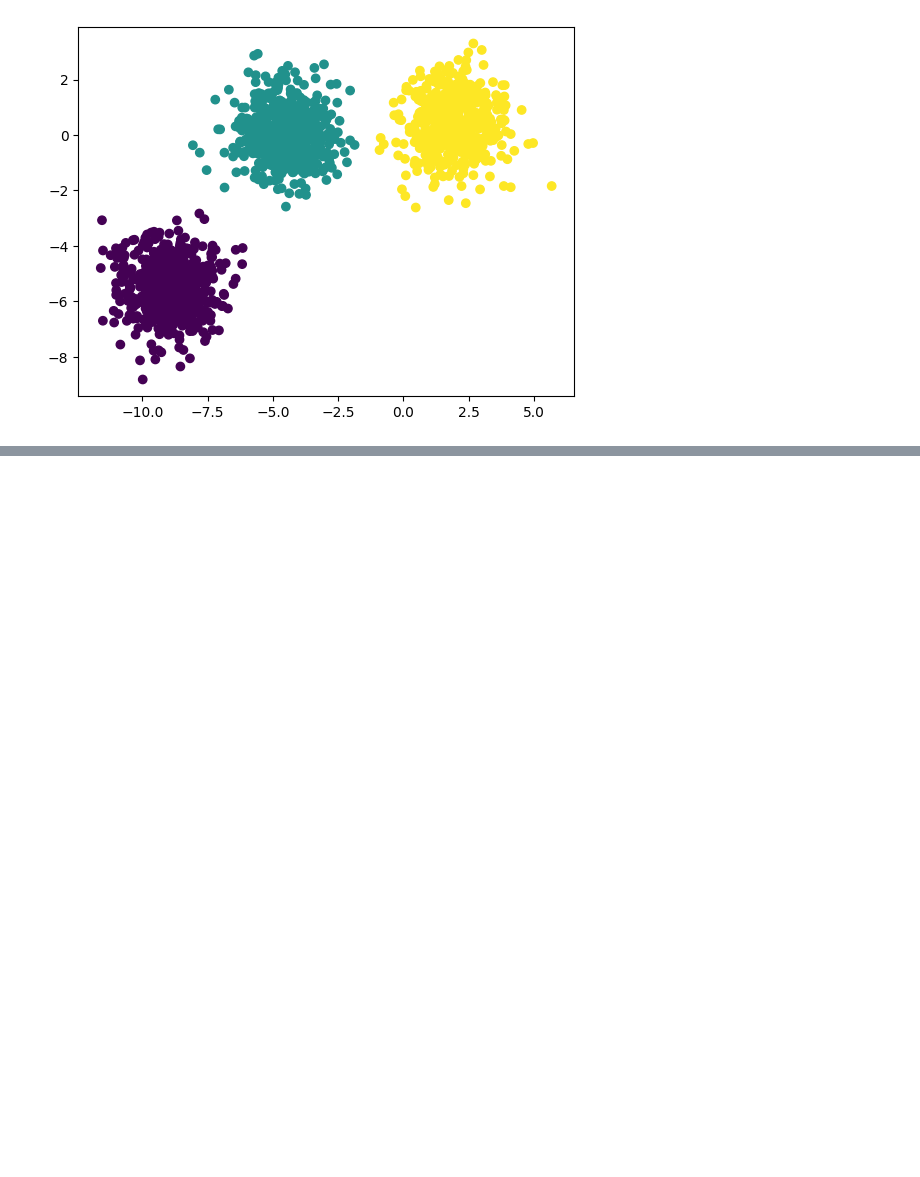
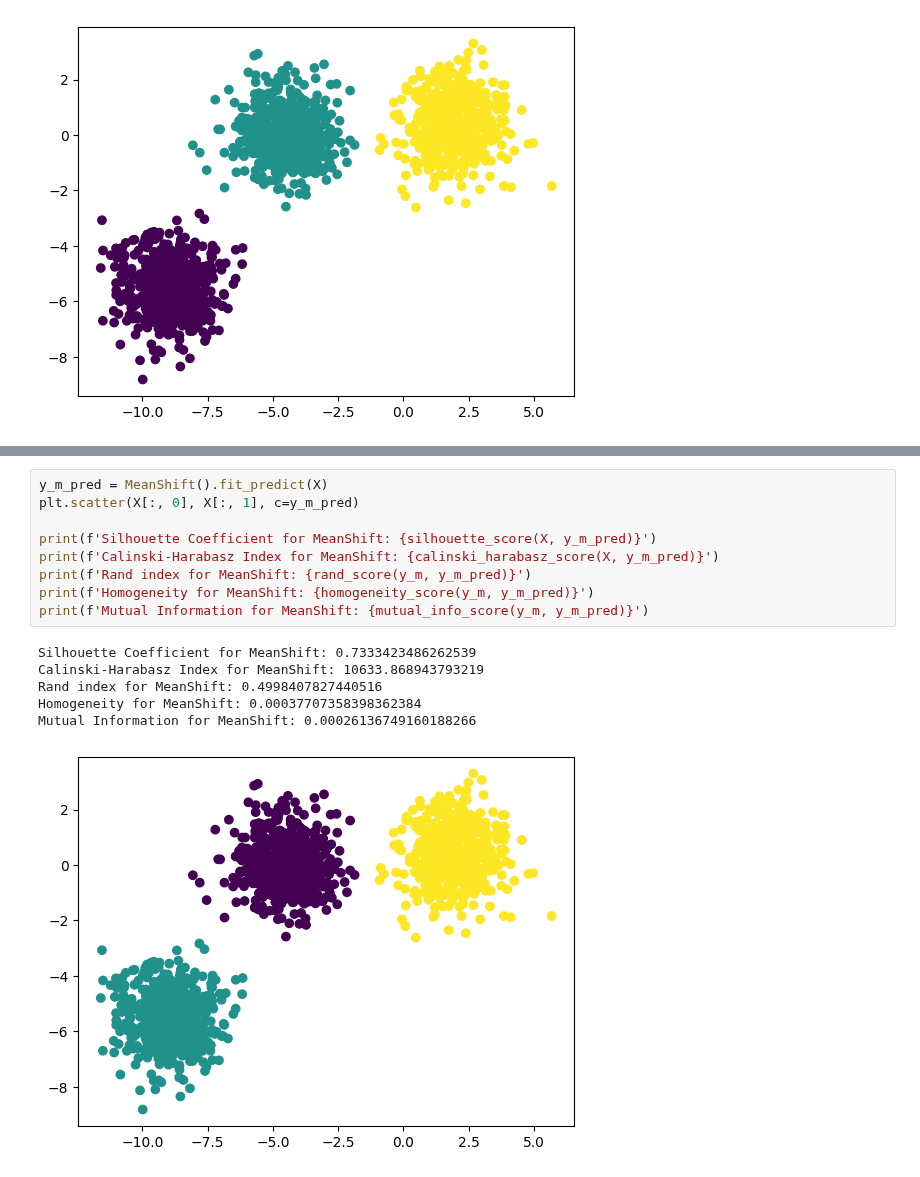
Before and after one commit to 11jolek11/BigData, a Jupyter notebook: List6.ipynb, the cells around one changed output, grey strips where cells are left out. Saved outputs shown, nothing was run; the diff lists cells and outputs as text; blank space fills up the shorter version.

```diff
--- a/List6.ipynb
+++ b/List6.ipynb
@@ -270,0 +304,16 @@ plt.show()
+# %%
+y_m_pred = MeanShift().fit_predict(X)
+plt.scatter(X[:, 0], X[:, 1], c=y_m_pred)
+
+print(f'Silhouette Coefficient for MeanShift: {silhouette_score(X, y_m_pred)}')
+print(f'Calinski-Harabasz Index for MeanShift: {calinski_harabasz_score(X, y_m_pred)}')
+print(f'Rand index for MeanShift: {rand_score(y_m, y_m_pred)}')
+print(f'Homogeneity for MeanShift: {homogeneity_score(y_m, y_m_pred)}')
+print(f'Mutual Information for MeanShift: {mutual_info_score(y_m, y_m_pred)}')
+# %% [output]
+Silhouette Coefficient for MeanShift: 0.7333423486262539
+Calinski-Harabasz Index for MeanShift: 10633.868943793219
+Rand index for MeanShift: 0.4998407827440516
+Homogeneity for MeanShift: 0.00037707358398362384
+Mutual Information for MeanShift: 0.00026136749160188266
+[figure, added]
```
Also changed, not shown: parts of 7 cells of this notebook.
